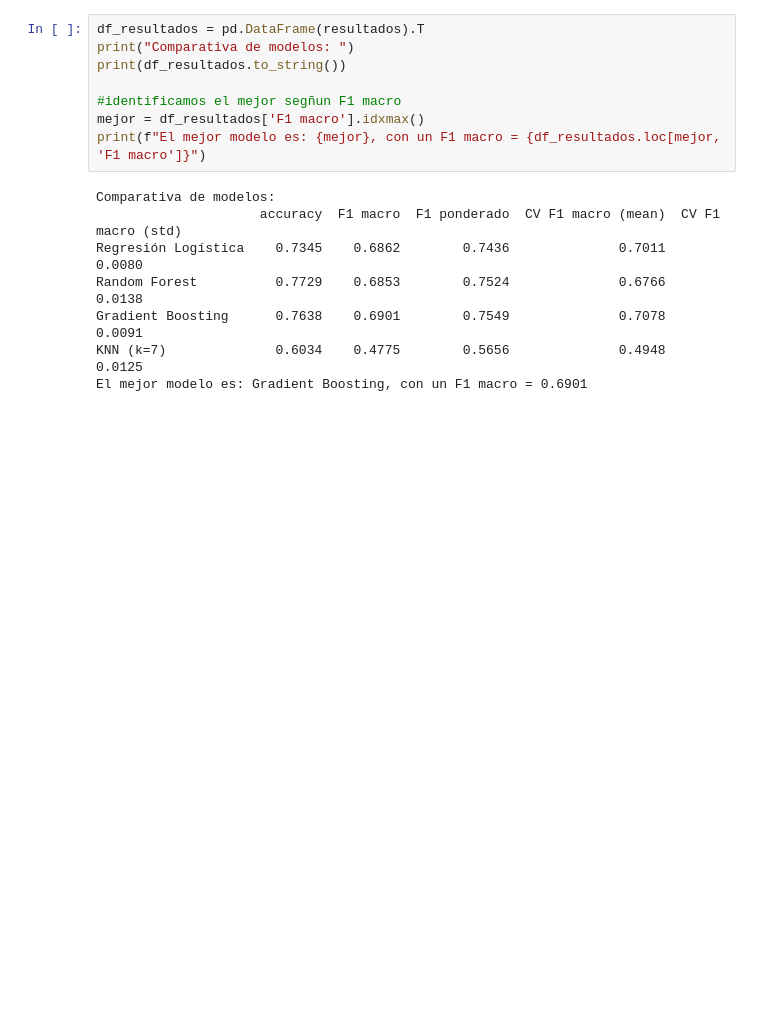
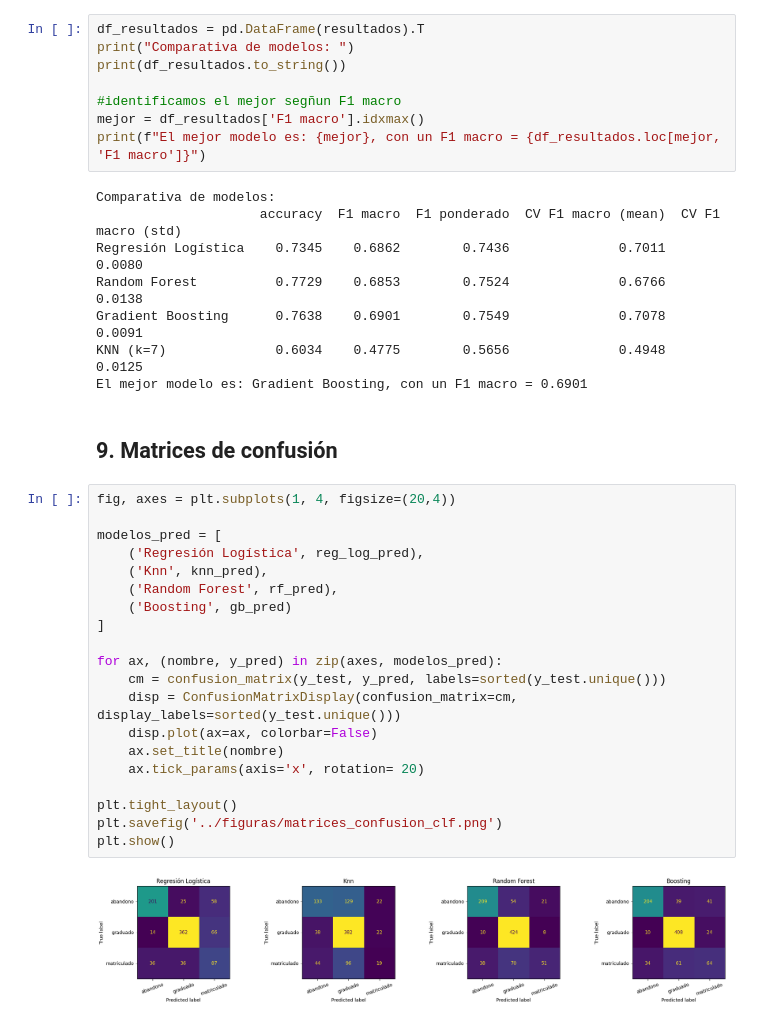
Before and after one commit to adrianalorenzo/ML_proyecto_final, a Jupyter notebook: notebooks/03_clasificacion.ipynb, the cells around one changed output. Cells and saved outputs as stored; diff of their text form; blank space fills up the shorter version.

Commit message:
Matrices de confusion implementadas

```diff
--- a/notebooks/03_clasificacion.ipynb
+++ b/notebooks/03_clasificacion.ipynb
@@ -256,3 +256,27 @@ Random Forest          0.7729    0.6853        0.7524              0.6766
 Gradient Boosting      0.7638    0.6901        0.7549              0.7078             0.0091
 KNN (k=7)              0.6034    0.4775        0.5656              0.4948             0.0125
 El mejor modelo es: Gradient Boosting, con un F1 macro = 0.6901
+# %% [markdown]
+## 9. Matrices de confusión
+# %%
+fig, axes = plt.subplots(1, 4, figsize=(20,4))
+
+modelos_pred = [
+    ('Regresión Logística', reg_log_pred),
+    ('Knn', knn_pred),
+    ('Random Forest', rf_pred),
+    ('Boosting', gb_pred)
+]
+
+for ax, (nombre, y_pred) in zip(axes, modelos_pred):
+    cm = confusion_matrix(y_test, y_pred, labels=sorted(y_test.unique()))
+    disp = ConfusionMatrixDisplay(confusion_matrix=cm, display_labels=sorted(y_test.unique()))
+    disp.plot(ax=ax, colorbar=False)
+    ax.set_title(nombre)
+    ax.tick_params(axis='x', rotation= 20)
+
+plt.tight_layout()
+plt.savefig('../figuras/matrices_confusion_clf.png')
+plt.show()
+# %% [output]
+[figure, added]
```
Also changed, not shown: parts of 2 cells of this notebook, 1 other file.
